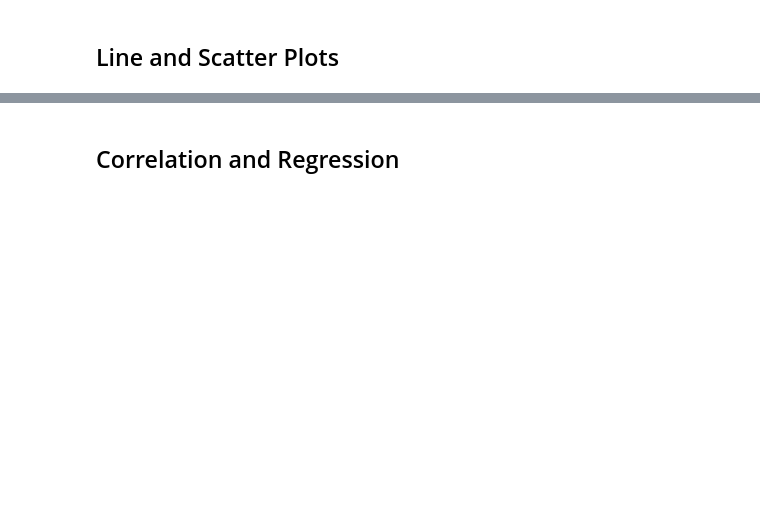
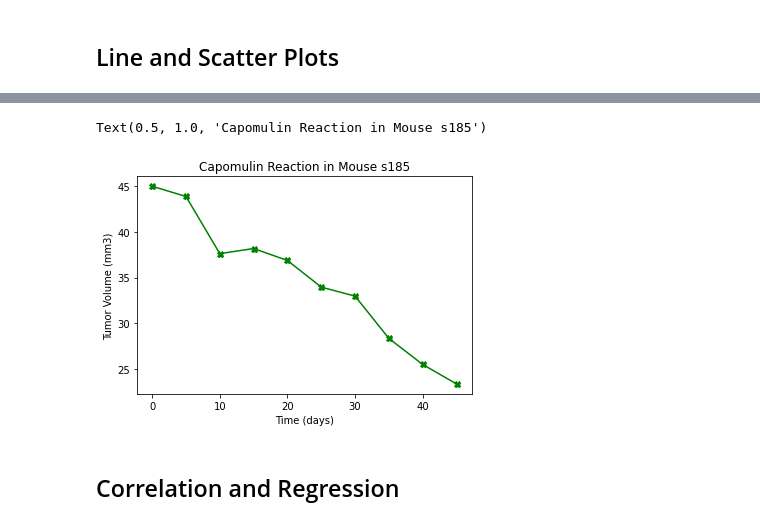
Before and after one commit to azapuchlak/Matplotlib-Homework, a Jupyter notebook: Pymaceuticals.ipynb, the cells around one changed output, grey strips where cells are left out. Cells and saved outputs as stored; diff of their text form; code cells hidden in the pictures; blank space fills up the shorter version.

```diff
--- a/Pymaceuticals.ipynb
+++ b/Pymaceuticals.ipynb
@@ -195,2 +256,13 @@ plot = mouse_gender.plot.pie(y='Total Count',figsize=(7,7), colors = colors, sta
+# %%
+#Create the line plot
+plot_capomulin = clean_data.loc[clean_data['Mouse ID']== 's185']
+
+plt.plot(plot_capomulin['Timepoint'], plot_capomulin['Tumor Volume (mm3)'], marker = 'X', color = "green")
+plt.xlabel("Time (days)")
+plt.ylabel("Tumor Volume (mm3)")
+plt.title("Capomulin Reaction in Mouse s185")
+# %% [output]
+Text(0.5, 1.0, 'Capomulin Reaction in Mouse s185')
+[figure, added]
 # %%
 # Generate a scatter plot of average tumor volume vs. mouse weight for the Capomulin regimen
```
Also changed, not shown: parts of 6 cells of this notebook.
